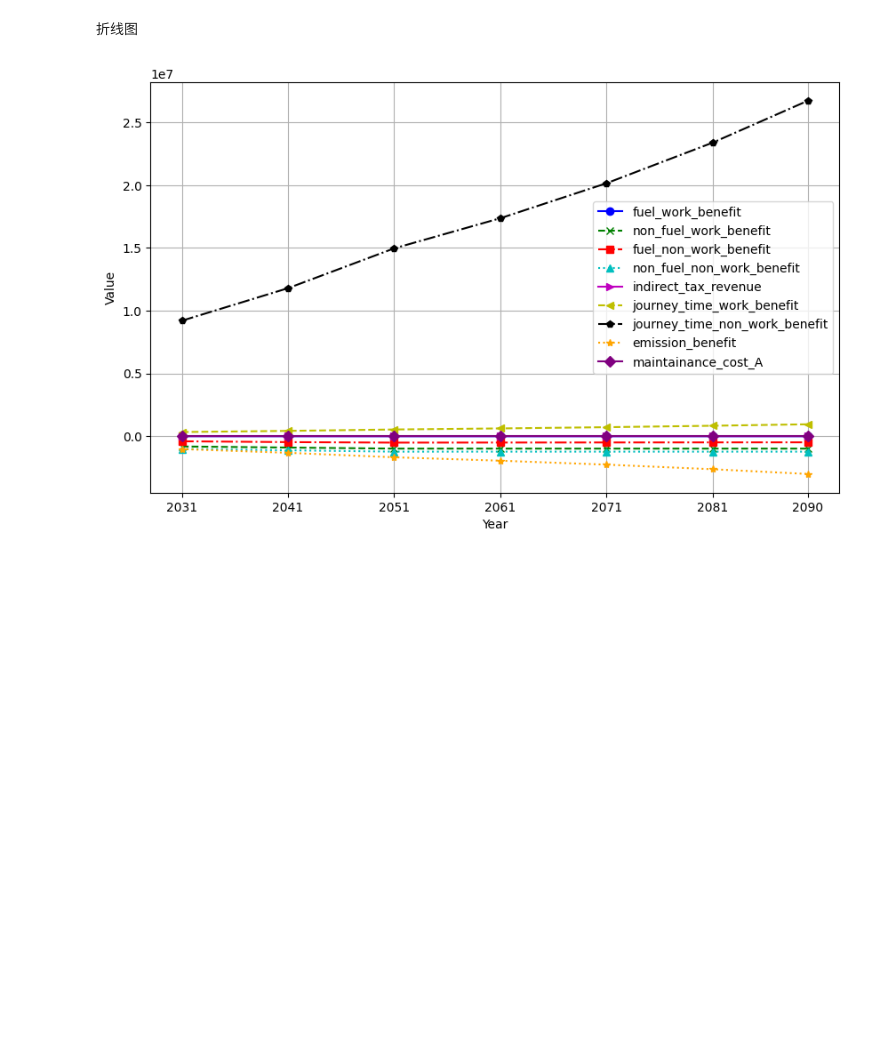
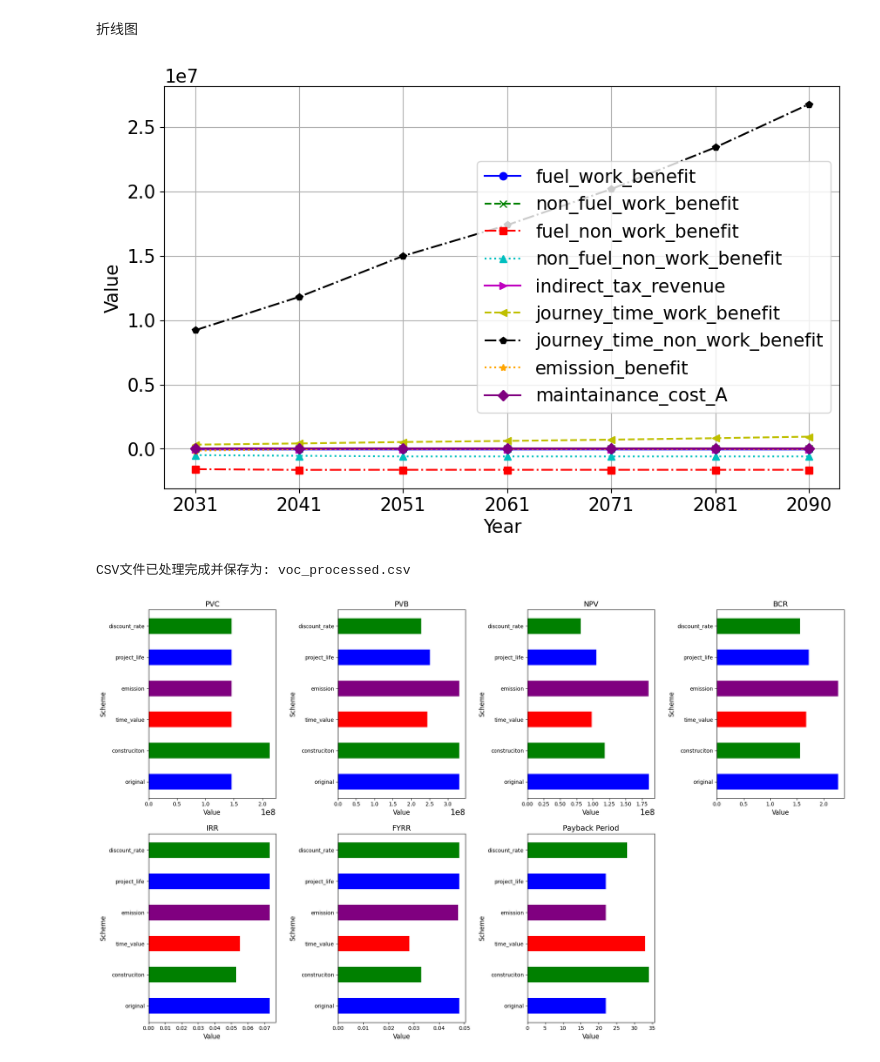
Before and after one commit to jackli100/Economy-coursework, a Jupyter notebook: data_analysis.ipynb, the cells around one changed output. Drawn from its saved outputs; the diff is of its cells as text; code cells hidden in the pictures; blank space fills up the shorter version.

```diff
--- a/data_analysis.ipynb
+++ b/data_analysis.ipynb
@@ -105,7 +130,15 @@ def draw_line_chart(schemeA1):
     plt.legend()  # 添加图例
     plt.show()
 
-schemeA1 =  EcoPetrol()
+schemeA1 =  TransportationScheme()
 draw_line_chart(schemeA1)
 # %% [output]
-[figure, old version]
+[figure, new version]
+# %%
+from sensitivity import sensitive_analysis
+
+result_dict = sensitive_analysis()
+plot_bar_chart(result_dict)
+# %% [output]
+CSV文件已处理完成并保存为: voc_processed.csv
+[figure, added]
```
Also changed, not shown: parts of 2 cells of this notebook, 7 other files.
